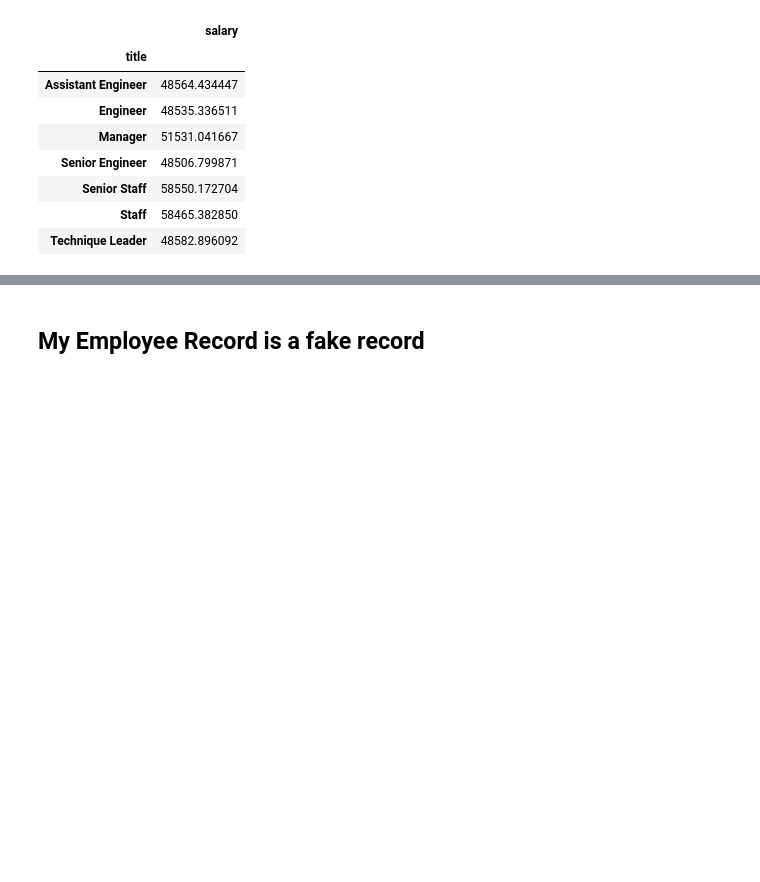
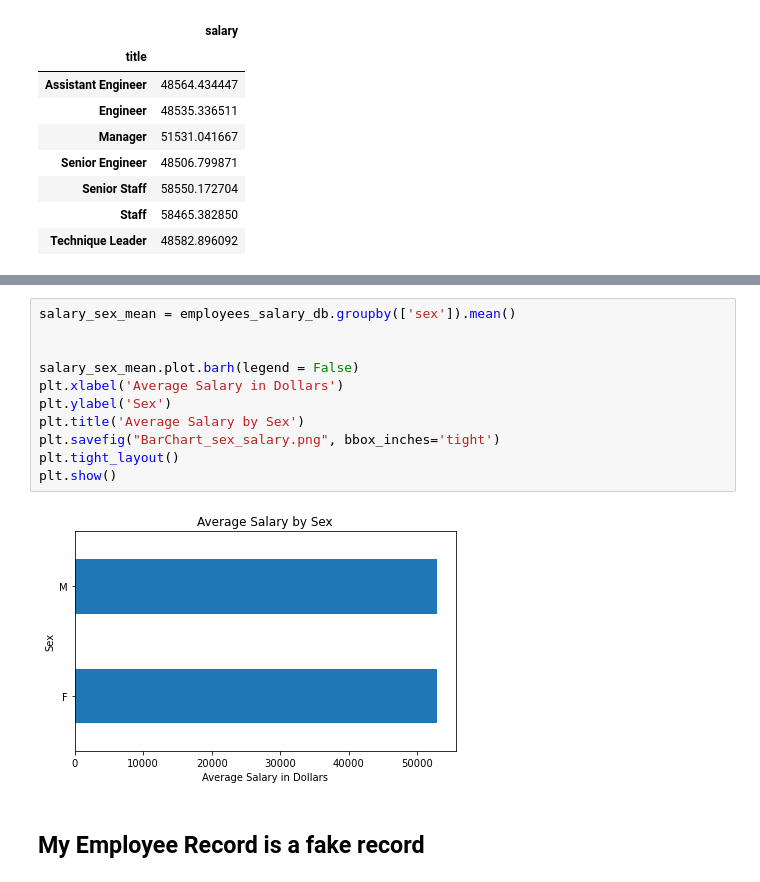
Before and after one commit to mmarange/sql-challenge, a Jupyter notebook: SQL challenge/EmployeeSQL/EmployeeSQL.ipynb, the cells around one changed output, grey strips where cells are left out. Cells and saved outputs as stored; diff of their text form; blank space fills up the shorter version.

```diff
--- a/SQL challenge/EmployeeSQL/EmployeeSQL.ipynb
+++ b/SQL challenge/EmployeeSQL/EmployeeSQL.ipynb
@@ -138,3 +140,16 @@ plt.show()
+# %%
+salary_sex_mean = employees_salary_db.groupby(['sex']).mean()
+
+
+salary_sex_mean.plot.barh(legend = False)
+plt.xlabel('Average Salary in Dollars')
+plt.ylabel('Sex')
+plt.title('Average Salary by Sex')
+plt.savefig("BarChart_sex_salary.png", bbox_inches='tight')
+plt.tight_layout()
+plt.show()
+# %% [output]
+[figure, added]
 # %% [markdown]
 ## My Employee Record is a fake record
 # %%
```
Also changed, not shown: parts of 2 cells of this notebook, 6 other files.
